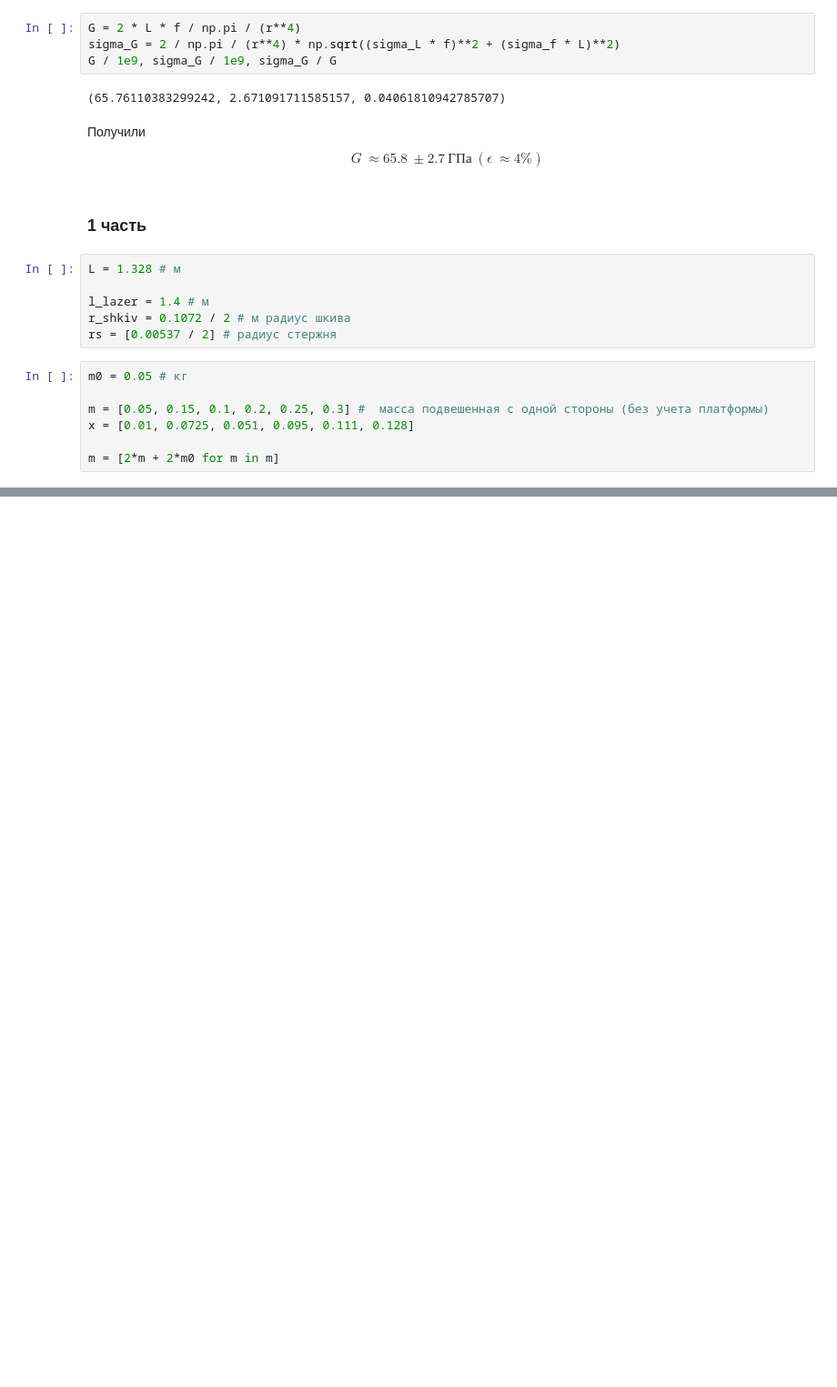
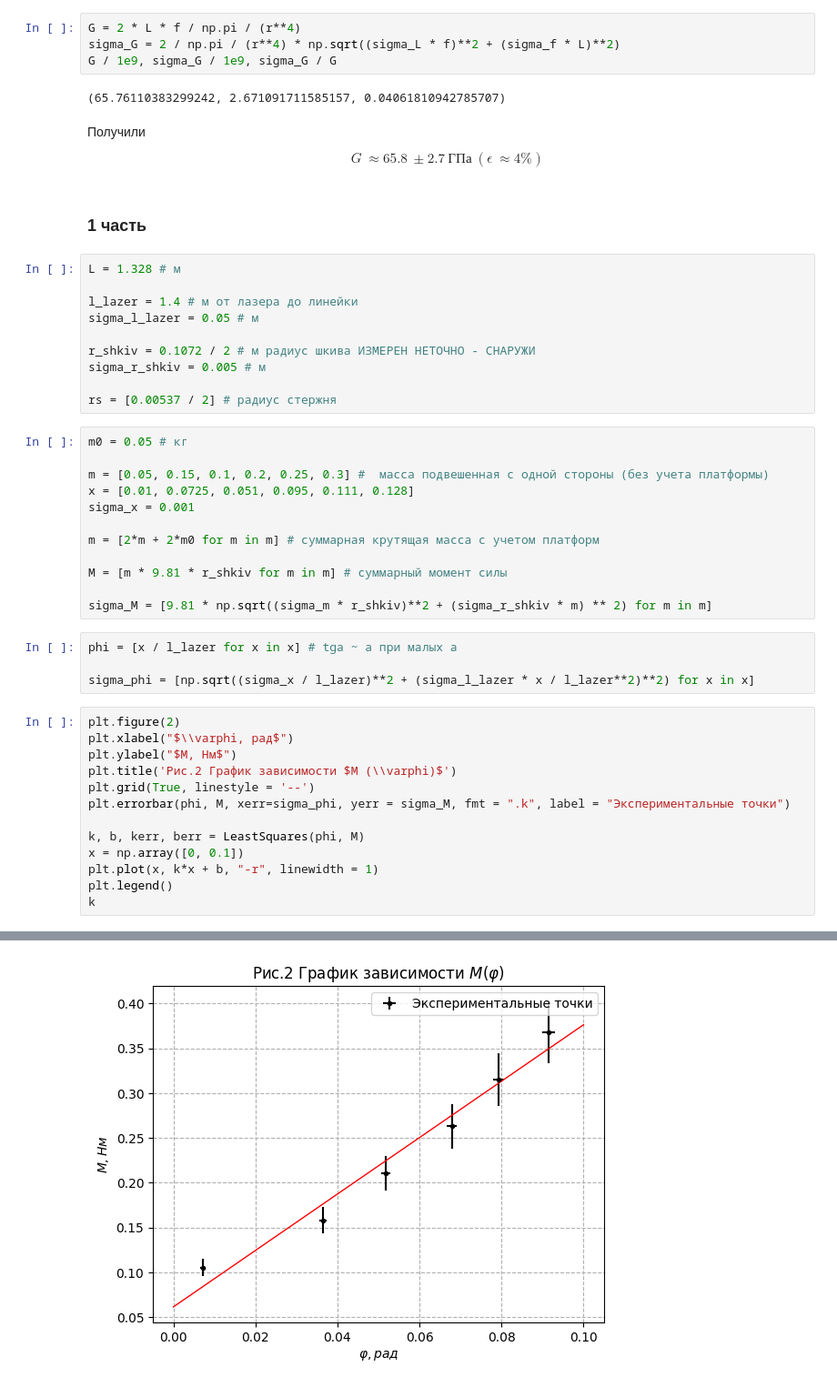
Before and after one commit to UjeNeTORT/labs, a Jupyter notebook: 1.3.1 + 1.3.2/1.3.2.ipynb, the cells around one changed output, grey strips where cells are left out. Shown at 91% size. Drawn from its saved outputs; the diff is of its cells as text; blank space fills up the shorter version.

```diff
--- a/1.3.1 + 1.3.2/1.3.2.ipynb
+++ b/1.3.1 + 1.3.2/1.3.2.ipynb
@@ -153,13 +153,40 @@ $$ G ~\approx 65.8 ~\pm 2.7 ~ГПа ~(\epsilon ~\approx 4 \%)$$
 # %%
 L = 1.328 # м
 
-l_lazer = 1.4 # м
-r_shkiv = 0.1072 / 2 # м радиус шкива
+l_lazer = 1.4 # м от лазера до линейки
+sigma_l_lazer = 0.05 # м
+
+r_shkiv = 0.1072 / 2 # м радиус шкива ИЗМЕРЕН НЕТОЧНО - СНАРУЖИ
+sigma_r_shkiv = 0.005 # м
+
 rs = [0.00537 / 2] # радиус стержня
 # %%
 m0 = 0.05 # кг
 
 m = [0.05, 0.15, 0.1, 0.2, 0.25, 0.3] #  масса подвешенная с одной стороны (без учета платформы)
 x = [0.01, 0.0725, 0.051, 0.095, 0.111, 0.128]
+sigma_x = 0.001
 
-m = [2*m + 2*m0 for m in m]
+m = [2*m + 2*m0 for m in m] # суммарная крутящая масса с учетом платформ
+
+M = [m * 9.81 * r_shkiv for m in m] # суммарный момент силы
+
+sigma_M = [9.81 * np.sqrt((sigma_m * r_shkiv)**2 + (sigma_r_shkiv * m) ** 2) for m in m]
+# %%
+phi = [x / l_lazer for x in x] # tga ~ a при малых a
+
+sigma_phi = [np.sqrt((sigma_x / l_lazer)**2 + (sigma_l_lazer * x / l_lazer**2)**2) for x in x]
+# %%
+plt.figure(2)
+plt.xlabel("$\\varphi, рад$")
+plt.ylabel("$М, Нм$")
+plt.title('Рис.2 График зависимости $M (\\varphi)$')
+plt.grid(True, linestyle = '--')
+plt.errorbar(phi, M, xerr=sigma_phi, yerr = sigma_M, fmt = ".k", label = "Экспериментальные точки")
+
+k, b, kerr, berr = LeastSquares(phi, M)
+x = np.array([0, 0.1])
+plt.plot(x, k*x + b, "-r", linewidth = 1)
+plt.legend()
+k
+# %% [output]
@@ -165,0 +194 @@ m = [2*m + 2*m0 for m in m]
+[figure, added]
```
Also changed, not shown: parts of 4 cells of this notebook.
